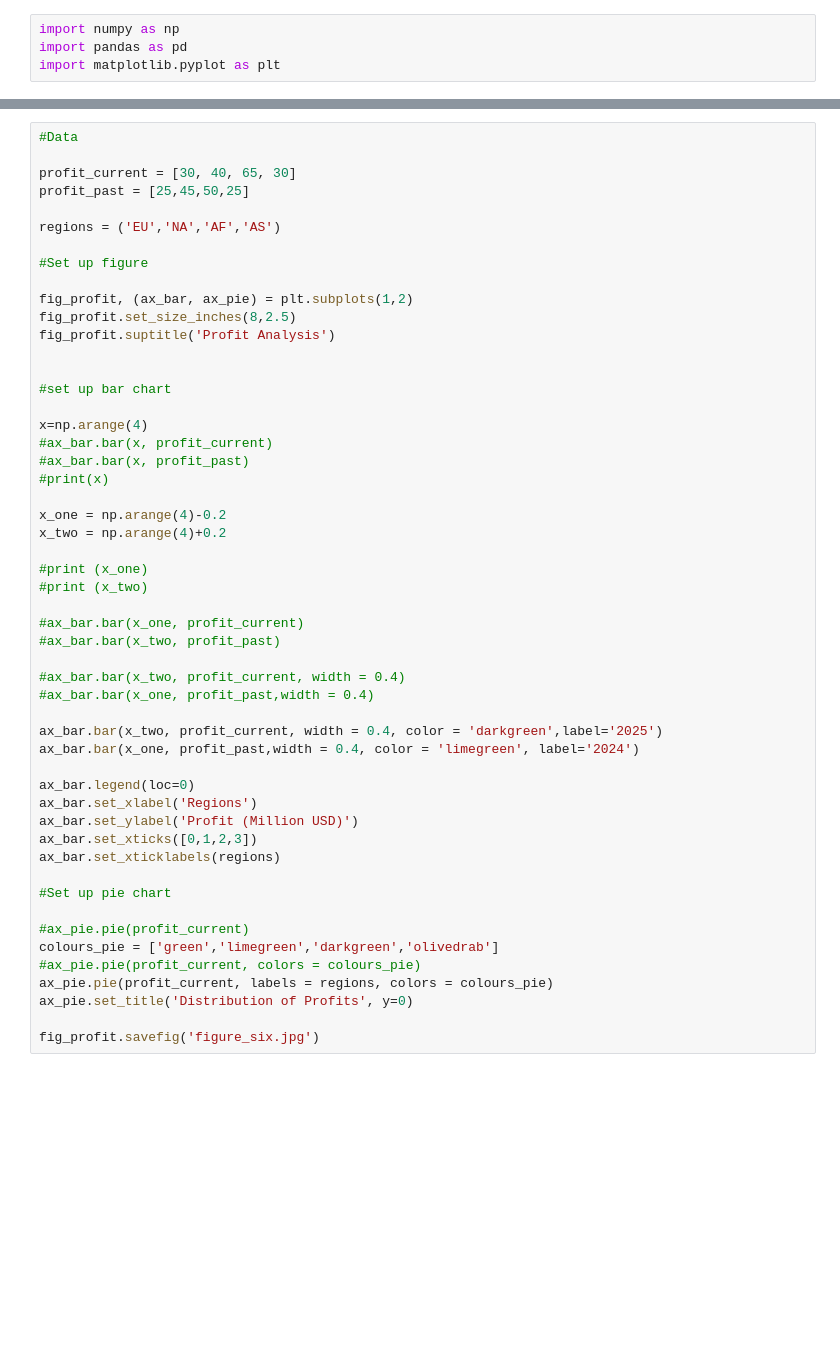
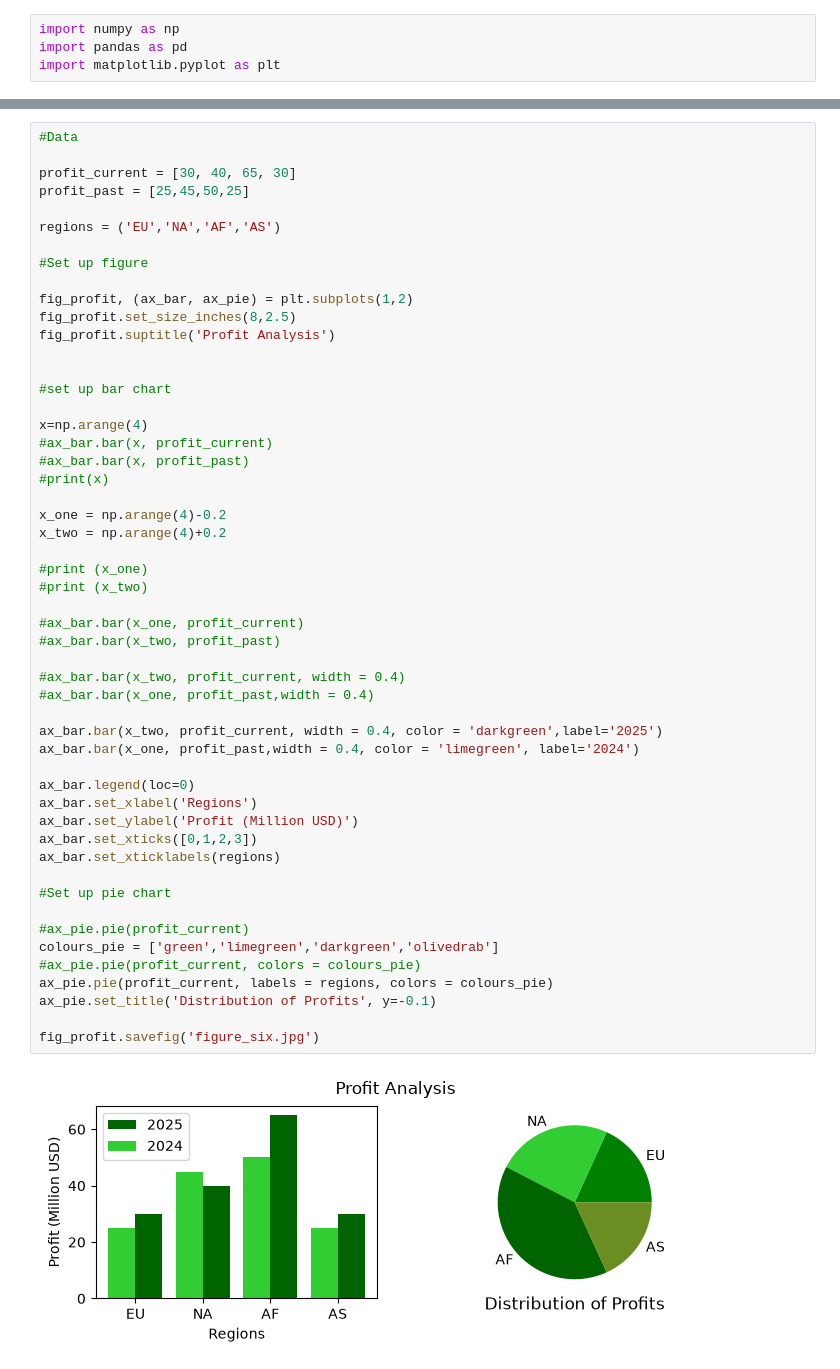
Before and after one commit to Yunnna005/ucc_python_finance, a Jupyter notebook: Lectore 4/AC6030_04_DataVisulaization.ipynb, the cells around one changed output, grey strips where cells are left out. Drawn from its saved outputs; the diff is of its cells as text; blank space fills up the shorter version.

```diff
--- a/Lectore 4/AC6030_04_DataVisulaization.ipynb
+++ b/Lectore 4/AC6030_04_DataVisulaization.ipynb
@@ -176,31 +230,33 @@ x=np.arange(4)
 
 x_one = np.arange(4)-0.2
 x_two = np.arange(4)+0.2
 
 #print (x_one)
 #print (x_two)
 
 #ax_bar.bar(x_one, profit_current)
 #ax_bar.bar(x_two, profit_past)
 
 #ax_bar.bar(x_two, profit_current, width = 0.4)
 #ax_bar.bar(x_one, profit_past,width = 0.4)
 
 ax_bar.bar(x_two, profit_current, width = 0.4, color = 'darkgreen',label='2025')
 ax_bar.bar(x_one, profit_past,width = 0.4, color = 'limegreen', label='2024')
 
 ax_bar.legend(loc=0)
 ax_bar.set_xlabel('Regions')
 ax_bar.set_ylabel('Profit (Million USD)')
 ax_bar.set_xticks([0,1,2,3])
 ax_bar.set_xticklabels(regions)
 
 #Set up pie chart
 
 #ax_pie.pie(profit_current)
 colours_pie = ['green','limegreen','darkgreen','olivedrab']
 #ax_pie.pie(profit_current, colors = colours_pie)
 ax_pie.pie(profit_current, labels = regions, colors = colours_pie)
-ax_pie.set_title('Distribution of Profits', y=0)
+ax_pie.set_title('Distribution of Profits', y=-0.1)
 
 fig_profit.savefig('figure_six.jpg')
+# %% [output]
+[figure, added]
```
Also changed, not shown: parts of 14 cells of this notebook, 6 other files.
